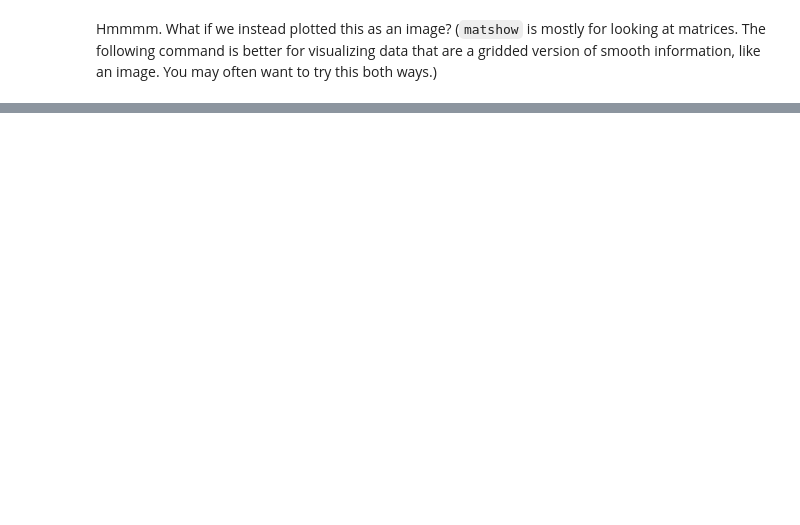
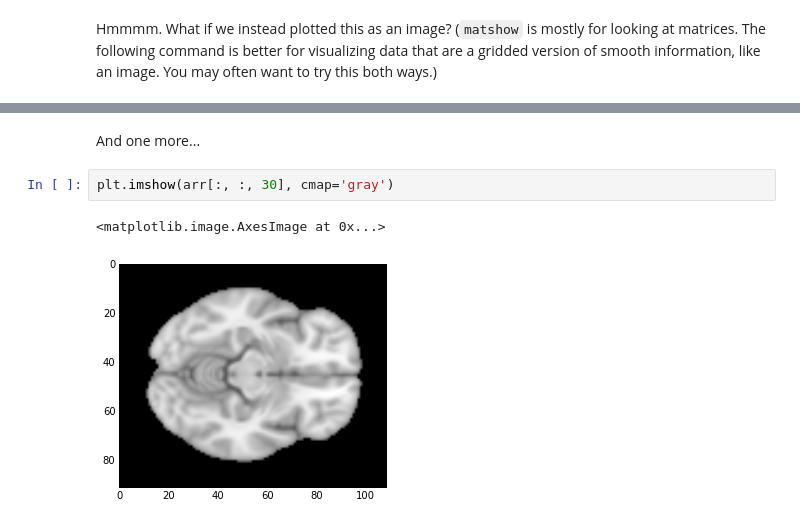
Before and after one commit to jmxpearson/DIBS_materials, a Jupyter notebook: python/Working with Array Data.ipynb, the cells around one changed output, grey strips where cells are left out. Saved outputs shown, nothing was run; the diff lists cells and outputs as text; blank space fills up the shorter version.

```diff
--- a/python/Working with Array Data.ipynb
+++ b/python/Working with Array Data.ipynb
@@ -226,0 +235,7 @@ imgplot = plt.imshow(slc, cmap='gray')  # cmap is for colormap
+# %% [markdown]
+And one more...
+# %%
+plt.imshow(arr[:, :, 30], cmap='gray')
+# %% [output]
+<matplotlib.image.AxesImage at 0x...>
+[figure, added]
```
Also changed, not shown: parts of 22 cells of this notebook, 1 other file.
